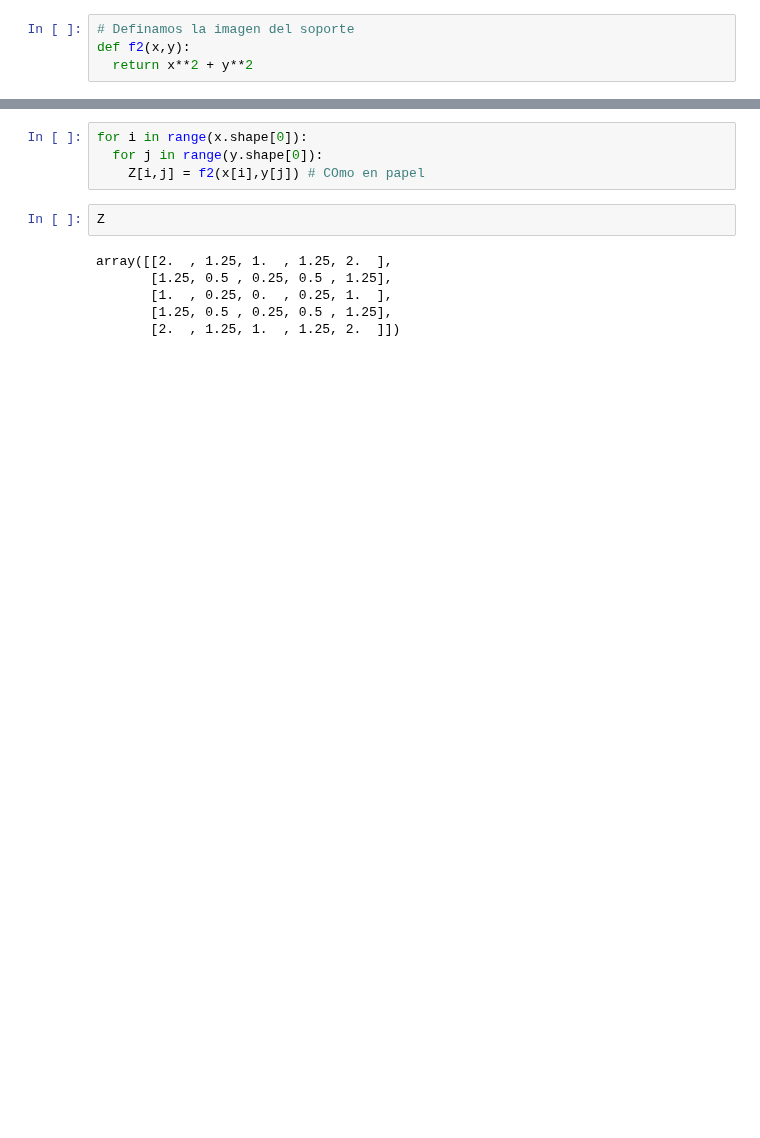
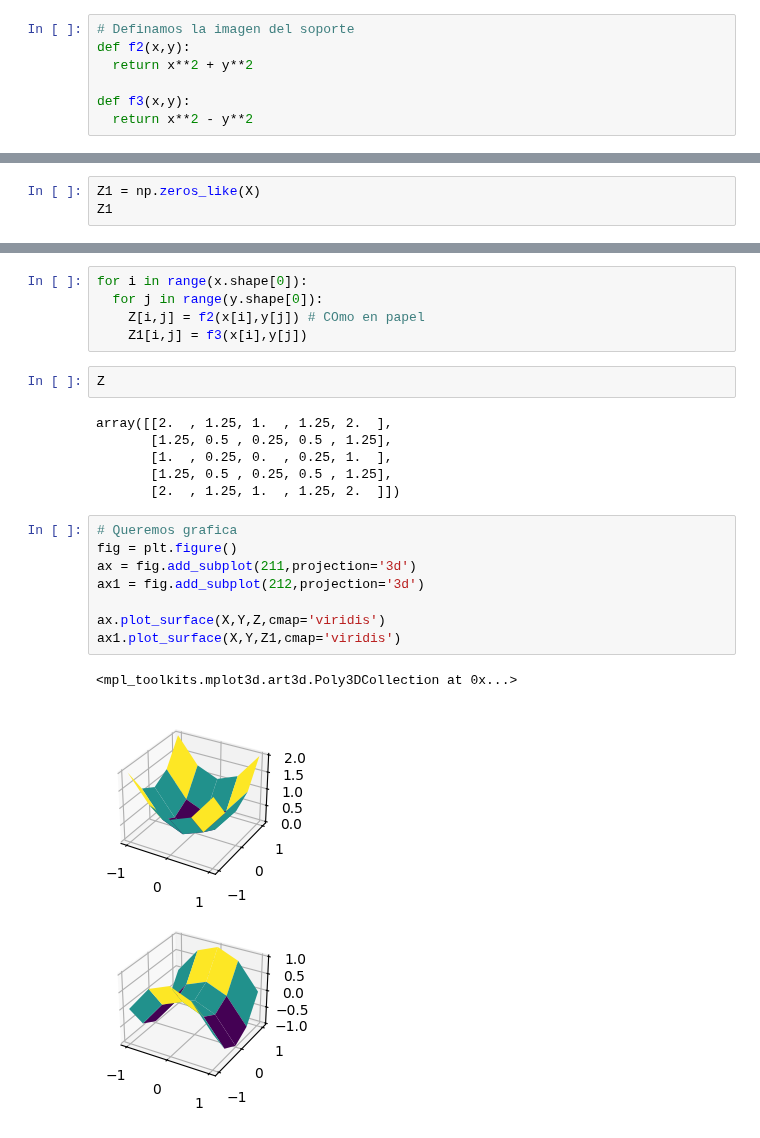
Before and after one commit to asegura4488/MetodosComputacionales2026, a Jupyter notebook: Semana2/GraficacionVectorial.ipynb, the cells around one changed output, grey strips where cells are left out. Saved outputs shown, nothing was run; the diff lists cells and outputs as text; blank space fills up the shorter version.

Commit message:
PLOTTING

```diff
--- a/Semana2/GraficacionVectorial.ipynb
+++ b/Semana2/GraficacionVectorial.ipynb
@@ -26,6 +26,9 @@ plt.scatter(X,Y)
 # Definamos la imagen del soporte
 def f2(x,y):
   return x**2 + y**2
+
+def f3(x,y):
+  return x**2 - y**2
 # %%
 # NEcesitamos recorrer la grid para hacer el calculo de la funcion
 Z = np.zeros_like(X) # El mapa escalar Z hereda la dim de X
@@ -36,3 +39,6 @@ array([[0., 0., 0., 0., 0.],
        [0., 0., 0., 0., 0.],
        [0., 0., 0., 0., 0.],
        [0., 0., 0., 0., 0.]])
+# %%
+Z1 = np.zeros_like(X)
+Z1
@@ -40,6 +52,7 @@ array([[0., 0., 0., 0., 0.],
 for i in range(x.shape[0]):
   for j in range(y.shape[0]):
     Z[i,j] = f2(x[i],y[j]) # COmo en papel
+    Z1[i,j] = f3(x[i],y[j])
 # %%
 Z
 # %% [output]
@@ -48,3 +61,14 @@ array([[2.  , 1.25, 1.  , 1.25, 2.  ],
        [1.  , 0.25, 0.  , 0.25, 1.  ],
        [1.25, 0.5 , 0.25, 0.5 , 1.25],
        [2.  , 1.25, 1.  , 1.25, 2.  ]])
+# %%
+# Queremos grafica
+fig = plt.figure()
+ax = fig.add_subplot(211,projection='3d')
+ax1 = fig.add_subplot(212,projection='3d')
+
+ax.plot_surface(X,Y,Z,cmap='viridis')
+ax1.plot_surface(X,Y,Z1,cmap='viridis')
+# %% [output]
+<mpl_toolkits.mplot3d.art3d.Poly3DCollection at 0x...>
+[figure, added]
```
Also changed, not shown: parts of 1 cell of this notebook.
